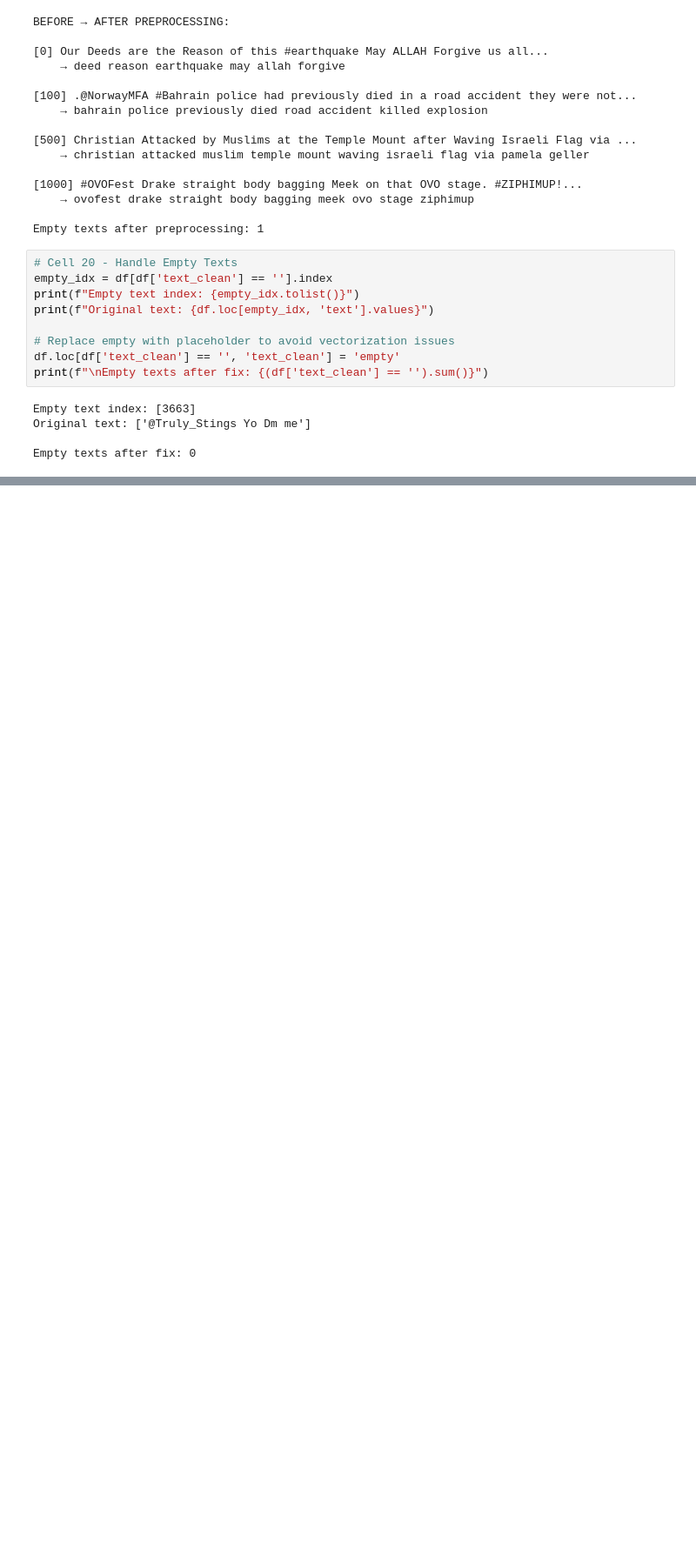
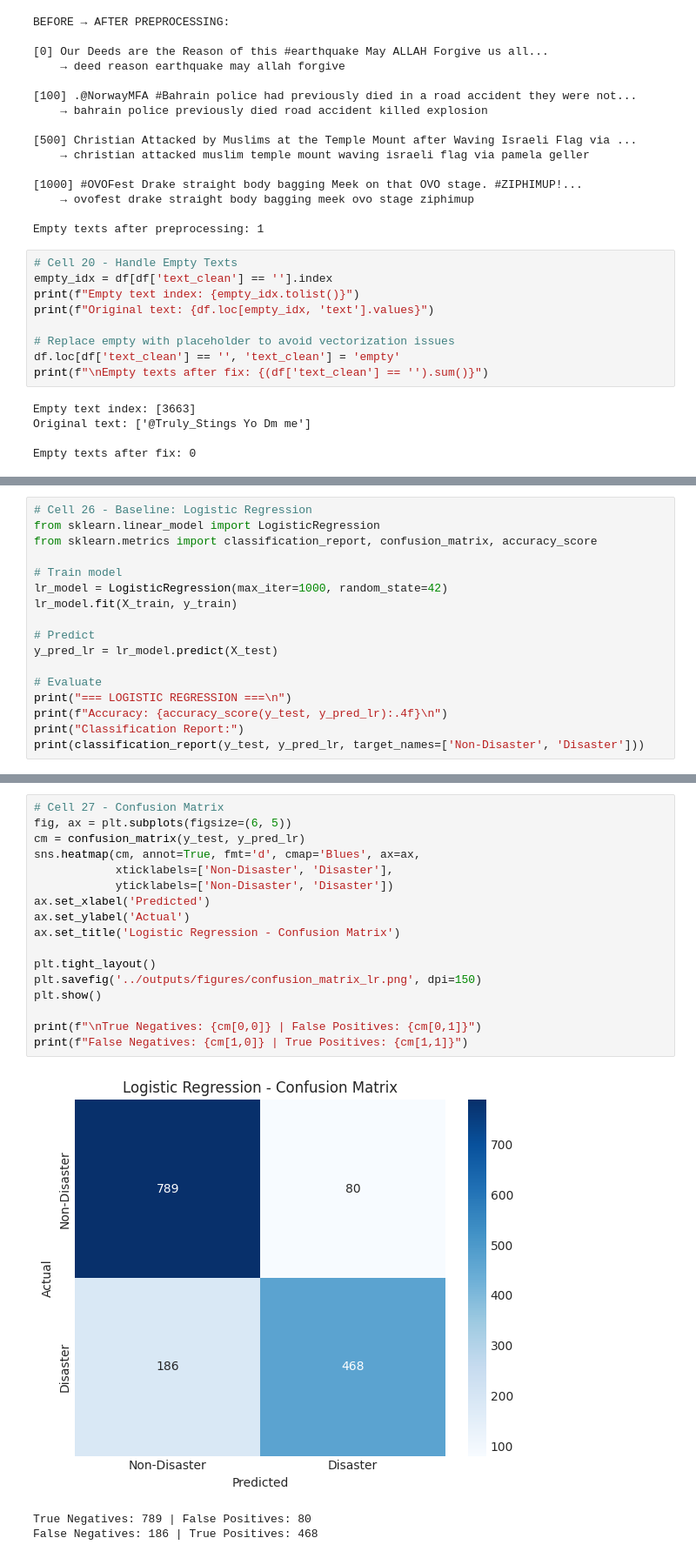
Before and after one commit to albertodiazdurana/tfidf-to-transformers-with-disaster-tweets, a Jupyter notebook: notebooks/s03_disaster_tweets.ipynb, the cells around one changed output, grey strips where cells are left out. Shown at 87% size. Cells and saved outputs as stored; diff of their text form; blank space fills up the shorter version.

Commit message:
feat: Add Day 3 modeling cells to notebook
Logistic Regression and Naive Bayes training, evaluation, and error analysis.

```diff
--- a/notebooks/s03_disaster_tweets.ipynb
+++ b/notebooks/s03_disaster_tweets.ipynb
@@ -448,0 +542,17 @@ Empty texts after fix: 0
+# %%
+# Cell 26 - Baseline: Logistic Regression
+from sklearn.linear_model import LogisticRegression
+from sklearn.metrics import classification_report, confusion_matrix, accuracy_score
+
+# Train model
+lr_model = LogisticRegression(max_iter=1000, random_state=42)
+lr_model.fit(X_train, y_train)
+
+# Predict
+y_pred_lr = lr_model.predict(X_test)
+
+# Evaluate
+print("=== LOGISTIC REGRESSION ===\n")
+print(f"Accuracy: {accuracy_score(y_test, y_pred_lr):.4f}\n")
+print("Classification Report:")
+print(classification_report(y_test, y_pred_lr, target_names=['Non-Disaster', 'Disaster']))
@@ -448,0 +573,21 @@ Empty texts after fix: 0
+# %%
+# Cell 27 - Confusion Matrix
+fig, ax = plt.subplots(figsize=(6, 5))
+cm = confusion_matrix(y_test, y_pred_lr)
+sns.heatmap(cm, annot=True, fmt='d', cmap='Blues', ax=ax,
+            xticklabels=['Non-Disaster', 'Disaster'],
+            yticklabels=['Non-Disaster', 'Disaster'])
+ax.set_xlabel('Predicted')
+ax.set_ylabel('Actual')
+ax.set_title('Logistic Regression - Confusion Matrix')
+
+plt.tight_layout()
+plt.savefig('../outputs/figures/confusion_matrix_lr.png', dpi=150)
+plt.show()
+
+print(f"\nTrue Negatives: {cm[0,0]} | False Positives: {cm[0,1]}")
+print(f"False Negatives: {cm[1,0]} | True Positives: {cm[1,1]}")
+# %% [output]
+[figure, added]
+True Negatives: 789 | False Positives: 80
+False Negatives: 186 | True Positives: 468
```
Also changed, not shown: parts of 14 cells of this notebook.
